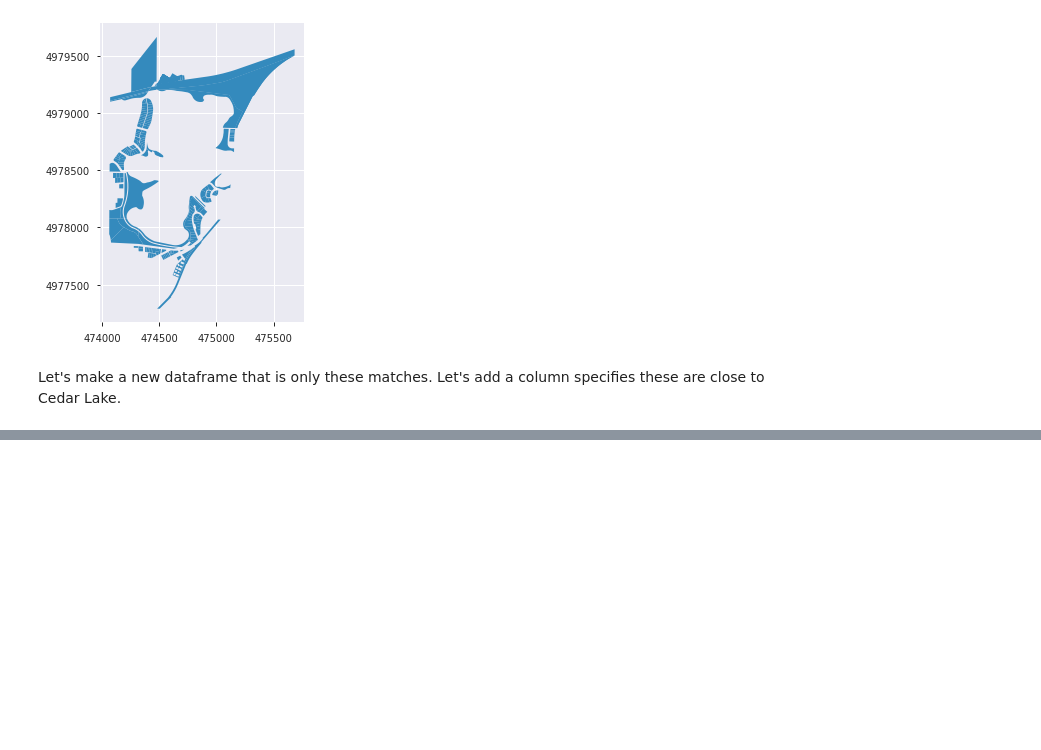
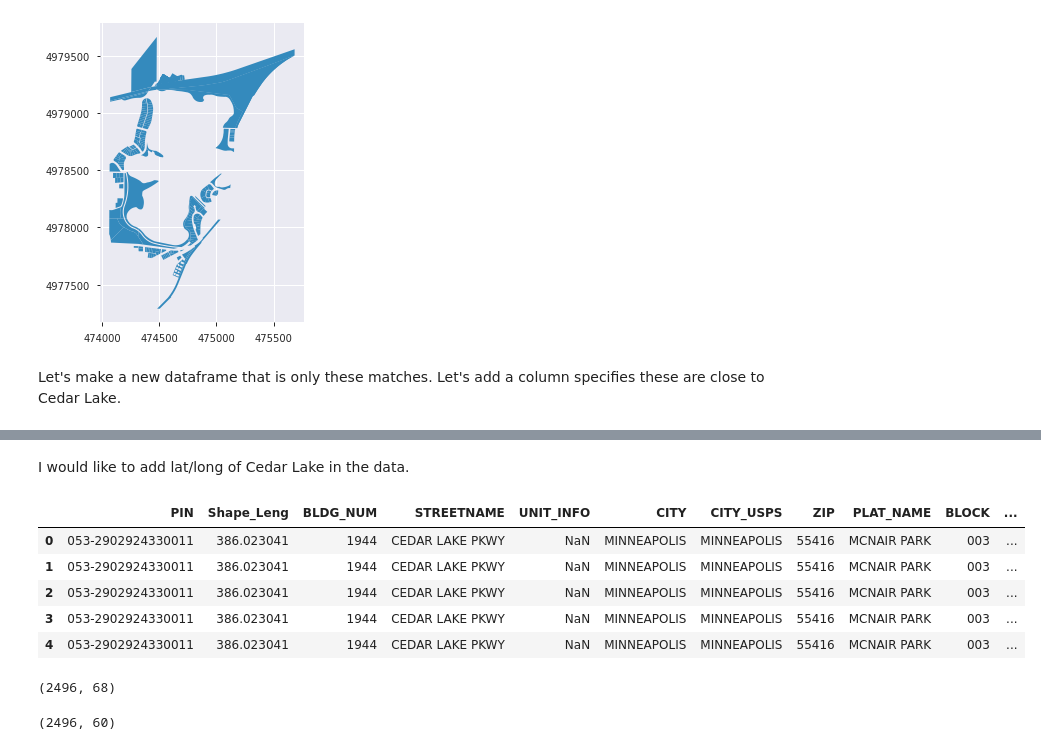
Before and after one commit to prabodhw96/Geospatial-Analysis, a Jupyter notebook: Geospatial Analysis.ipynb, the cells around one changed output, grey strips where cells are left out. Cells and saved outputs as stored; diff of their text form; code cells hidden in the pictures; blank space fills up the shorter version.

```diff
--- a/Geospatial Analysis.ipynb
+++ b/Geospatial Analysis.ipynb
@@ -338,0 +412,3 @@ cedar_lake_parcels['LAKE_NAME'] = 'Cedar Lake'
+# %%
+lake_qual = lake_qual[lake_qual['sampleDate'].dt.year == 2014]
+lake_qual.shape
@@ -338,0 +428,3 @@ cedar_lake_parcels['LAKE_NAME'] = 'Cedar Lake'
+# %%
+lake_qual_pivot = lake_qual.pivot_table(values='result', index='sampleDate', columns='parameter')
+lake_qual_pivot.head()
@@ -338,0 +439,26 @@ cedar_lake_parcels['LAKE_NAME'] = 'Cedar Lake'
+# %% [markdown]
+I would like to add lat/long of Cedar Lake in the data.
+# %%
+lake_qual_pivot['latitude'] = 44.961482
+lake_qual_pivot['longitude'] = -93.32013
+# %%
+lake_qual_pivot['LAKE_NAME'] = 'Cedar Lake'
+# %%
+result = cedar_lake_parcels.reset_index().merge(lake_qual_pivot, on='LAKE_NAME')
+result.head()
+# %% [output]
+|  | PIN | Shape_Leng | BLDG_NUM | STREETNAME | UNIT_INFO | CITY | CITY_USPS | ZIP | PLAT_NAME | BLOCK | ... |
+| 0 | 053-2902924330011 | 386.023041 | 1944 | CEDAR LAKE PKWY | NaN | MINNEAPOLIS | MINNEAPOLIS | 55416 | MCNAIR PARK | 003 | ... |
+| 1 | 053-2902924330011 | 386.023041 | 1944 | CEDAR LAKE PKWY | NaN | MINNEAPOLIS | MINNEAPOLIS | 55416 | MCNAIR PARK | 003 | ... |
+| 2 | 053-2902924330011 | 386.023041 | 1944 | CEDAR LAKE PKWY | NaN | MINNEAPOLIS | MINNEAPOLIS | 55416 | MCNAIR PARK | 003 | ... |
+| 3 | 053-2902924330011 | 386.023041 | 1944 | CEDAR LAKE PKWY | NaN | MINNEAPOLIS | MINNEAPOLIS | 55416 | MCNAIR PARK | 003 | ... |
+| 4 | 053-2902924330011 | 386.023041 | 1944 | CEDAR LAKE PKWY | NaN | MINNEAPOLIS | MINNEAPOLIS | 55416 | MCNAIR PARK | 003 | ... |
+# %%
+result.shape
+# %% [output]
+(2496, 68)
+# %%
+result = result.dropna(axis=1, how='all')
+result.shape
+# %% [output]
+(2496, 60)
```
Also changed, not shown: parts of 18 cells of this notebook.
